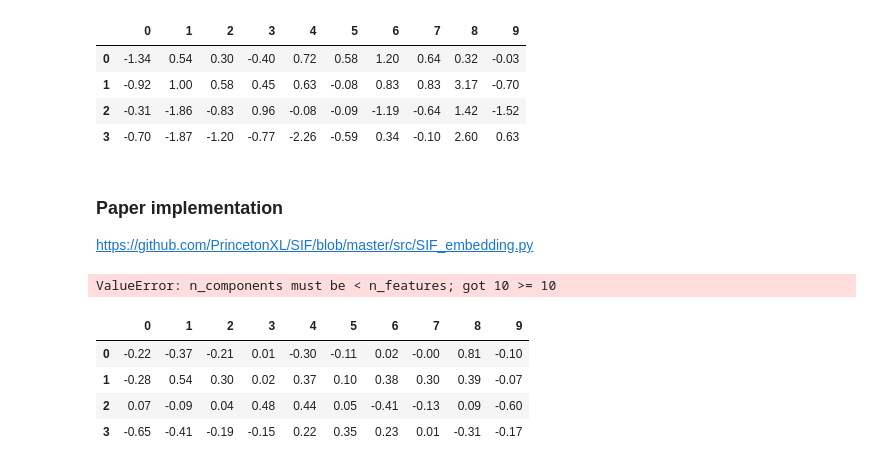
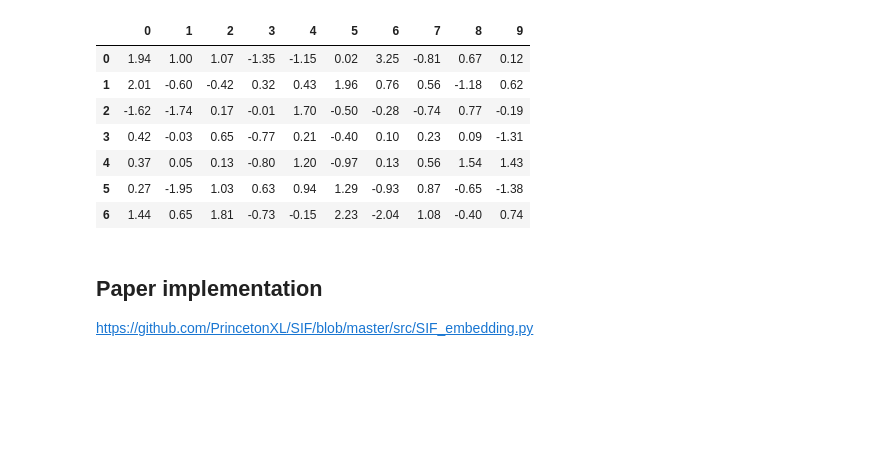
Before and after one commit to yang-zhang/numerical-linear-algebra, a Jupyter notebook: nbs/sif-svd_remove_first_comp.ipynb, the cells around one changed output. Saved outputs shown, nothing was run; the diff lists cells and outputs as text; code cells hidden in the pictures; blank space fills up the shorter version.

```diff
--- a/nbs/sif-svd_remove_first_comp.ipynb
+++ b/nbs/sif-svd_remove_first_comp.ipynb
@@ -4,17 +4,20 @@ import scipy
 import numpy as np
 # %%
 def df(a): return pd.DataFrame(np.round(a, 2))
-m, n = 4, 10
+m, n = 7, 10
 X = np.random.randn(m, n)
 df(X)
 # %% [output]
 |  | 0 | 1 | 2 | 3 | 4 | 5 | 6 | 7 | 8 | 9 |
-| 0 | -1.34 | 0.54 | 0.30 | -0.40 | 0.72 | 0.58 | 1.20 | 0.64 | 0.32 | -0.03 |
-| 1 | -0.92 | 1.00 | 0.58 | 0.45 | 0.63 | -0.08 | 0.83 | 0.83 | 3.17 | -0.70 |
-| 2 | -0.31 | -1.86 | -0.83 | 0.96 | -0.08 | -0.09 | -1.19 | -0.64 | 1.42 | -1.52 |
-| 3 | -0.70 | -1.87 | -1.20 | -0.77 | -2.26 | -0.59 | 0.34 | -0.10 | 2.60 | 0.63 |
+| 0 | 1.94 | 1.00 | 1.07 | -1.35 | -1.15 | 0.02 | 3.25 | -0.81 | 0.67 | 0.12 |
+| 1 | 2.01 | -0.60 | -0.42 | 0.32 | 0.43 | 1.96 | 0.76 | 0.56 | -1.18 | 0.62 |
+| 2 | -1.62 | -1.74 | 0.17 | -0.01 | 1.70 | -0.50 | -0.28 | -0.74 | 0.77 | -0.19 |
+| 3 | 0.42 | -0.03 | 0.65 | -0.77 | 0.21 | -0.40 | 0.10 | 0.23 | 0.09 | -1.31 |
+| 4 | 0.37 | 0.05 | 0.13 | -0.80 | 1.20 | -0.97 | 0.13 | 0.56 | 1.54 | 1.43 |
+| 5 | 0.27 | -1.95 | 1.03 | 0.63 | 0.94 | 1.29 | -0.93 | 0.87 | -0.65 | -1.38 |
+| 6 | 1.44 | 0.65 | 1.81 | -0.73 | -0.15 | 2.23 | -2.04 | 1.08 | -0.40 | 0.74 |
 # %% [markdown]
-### Paper implementation
+## Paper implementation
 https://github.com/PrincetonXL/SIF/blob/master/src/SIF_embedding.py
 # %%
 from sklearn.decomposition import TruncatedSVD
@@ -43,21 +46,3 @@ def remove_pc(X, npc=1):
     else:
         XX = X - X.dot(pc.transpose()).dot(pc)
     return XX
-# %%
-trun_svd = TruncatedSVD(10)
-trun_svd.fit(X)
-pc = trun_svd.components_
-df(pc)
-# %% [output]
-ValueError: n_components must be < n_features; got 10 >= 10
-# %%
-trun_svd = TruncatedSVD(9)
-trun_svd.fit(X)
-pc = trun_svd.components_
-df(pc)
-# %% [output]
-|  | 0 | 1 | 2 | 3 | 4 | 5 | 6 | 7 | 8 | 9 |
-| 0 | -0.22 | -0.37 | -0.21 | 0.01 | -0.30 | -0.11 | 0.02 | -0.00 | 0.81 | -0.10 |
-| 1 | -0.28 | 0.54 | 0.30 | 0.02 | 0.37 | 0.10 | 0.38 | 0.30 | 0.39 | -0.07 |
-| 2 | 0.07 | -0.09 | 0.04 | 0.48 | 0.44 | 0.05 | -0.41 | -0.13 | 0.09 | -0.60 |
-| 3 | -0.65 | -0.41 | -0.19 | -0.15 | 0.22 | 0.35 | 0.23 | 0.01 | -0.31 | -0.17 |
```
Also changed, not shown: parts of 33 cells of this notebook, 1 other file.
